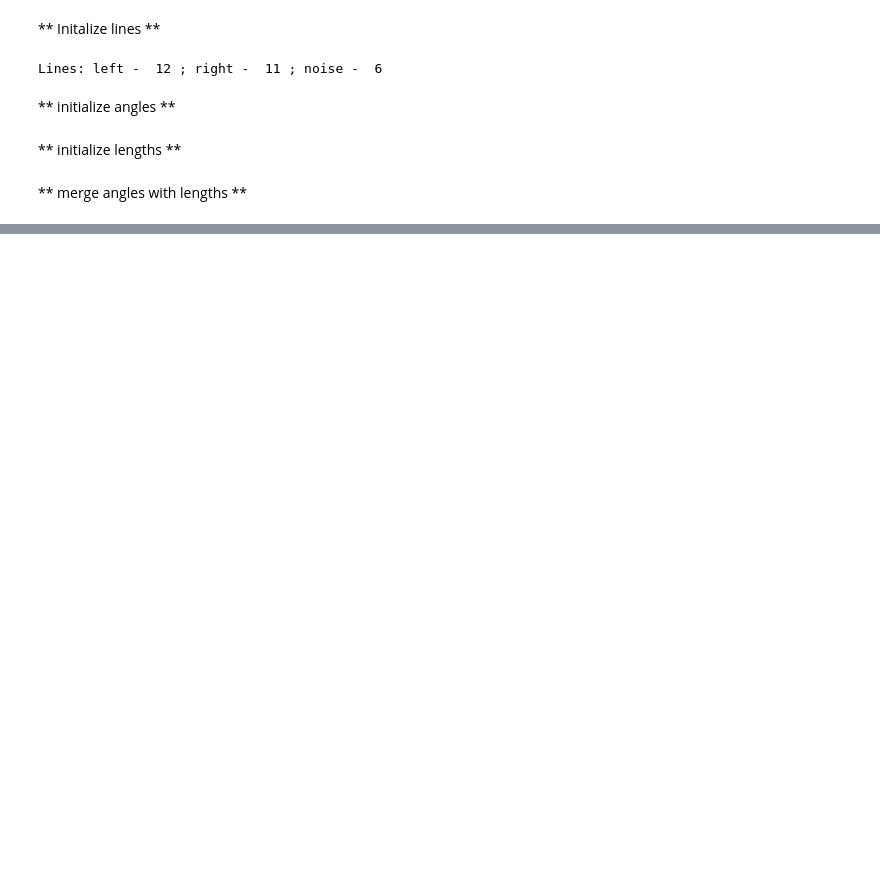
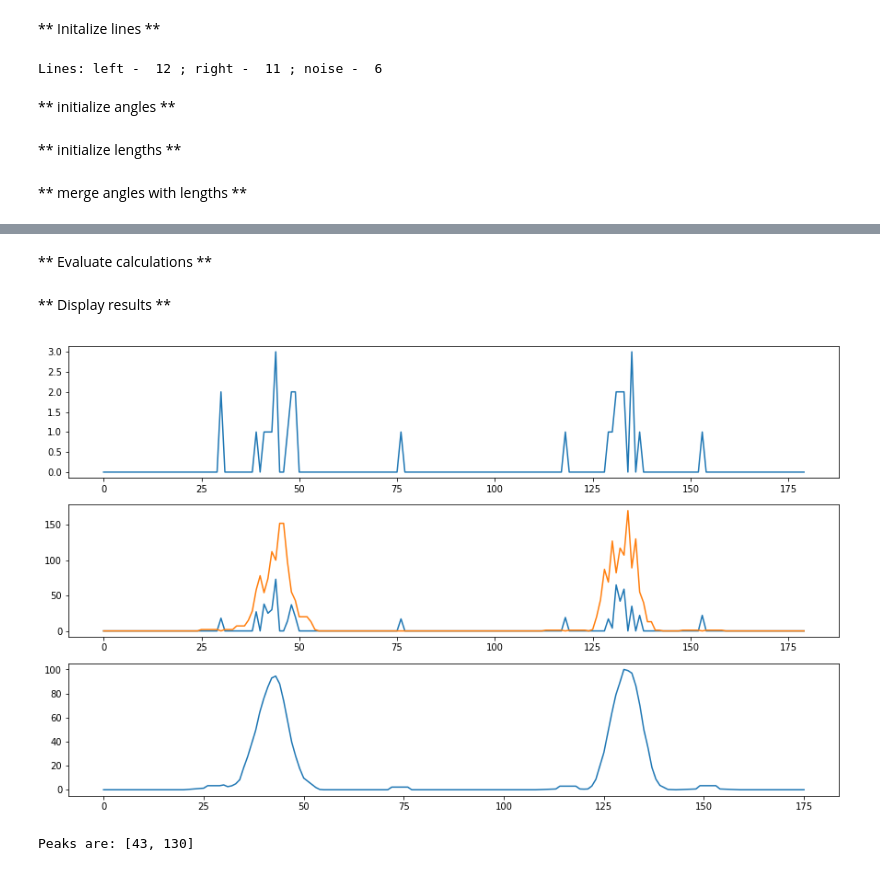
Before and after one commit to kav137/CarND-LaneLines-P1, a Jupyter notebook: Math.ipynb, the cells around one changed output, grey strips where cells are left out. Drawn from its saved outputs; the diff is of its cells as text; code cells hidden in the pictures; blank space fills up the shorter version.

Commit message:
Added logic of smoothing and peak searching to the Math

```diff
--- a/Math.ipynb
+++ b/Math.ipynb
@@ -111,0 +105,44 @@ plot.show()
+# %% [markdown]
+** Evaluate calculations **
+# %%
+BINS = 180
+RANGE = (0, 180)
+OWN_LENGTH_WEIGHT = 0.4
+
+quantity_histogram = numpy.histogram(lines[:,0], bins=BINS, range=RANGE)[0]
+length_weights = (lines[:,1] * OWN_LENGTH_WEIGHT).astype(int)
+own_weights_histogram = numpy.histogram(
+    lines[:,0],
+    bins=BINS,
+    range=RANGE,
+    weights=length_weights
+)[0]
+
+neighboors_weights_histogram = neighboors(quantity_histogram, own_weights_histogram, 5)
+result = neighboors_weights_histogram + own_weights_histogram
+smoothed_result = moving_average(result, n=5)
+normalized_result = normalize(smoothed_result)
+peaks = find_peaks(normalized_result, .5)
+# %% [markdown]
+** Display results **
+# %%
+plot.figure(figsize=(15, 9))
+
+# show  distribution
+plot.subplot(311)
+plot.plot(quantity_histogram)
+
+# show weighted distribution
+plot.subplot(312)
+plot.plot(own_weights_histogram)
+plot.plot(neighboors_weights_histogram)
+
+# show results
+plot.subplot(313)
+plot.plot(normalized_result)
+
+plot.show()
+print('Peaks are:', peaks)
+# %% [output]
+[figure, added]
+Peaks are: [43, 130]
```
Also changed, not shown: parts of 4 cells of this notebook.
